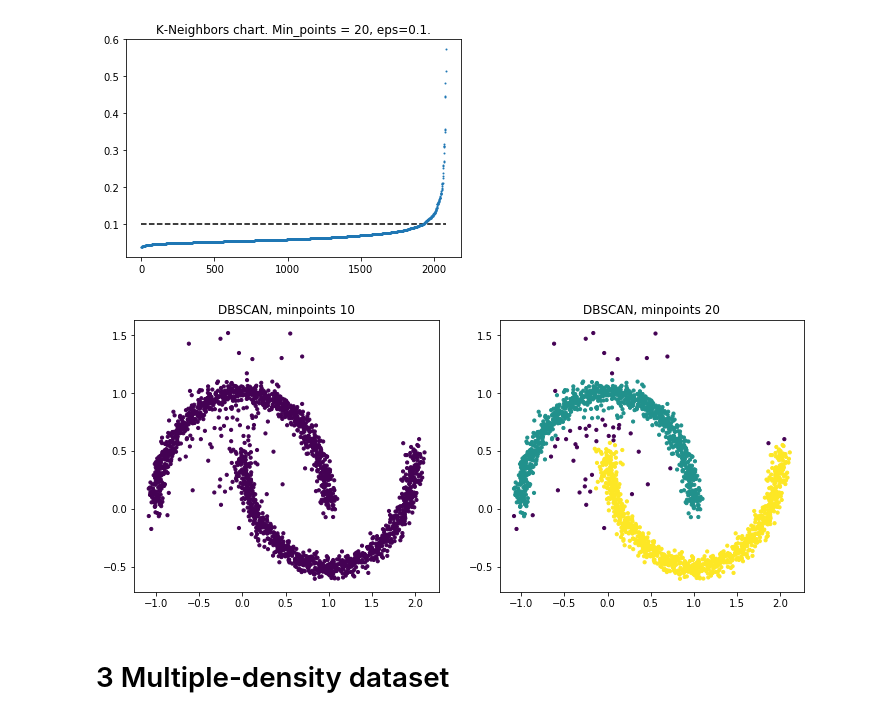
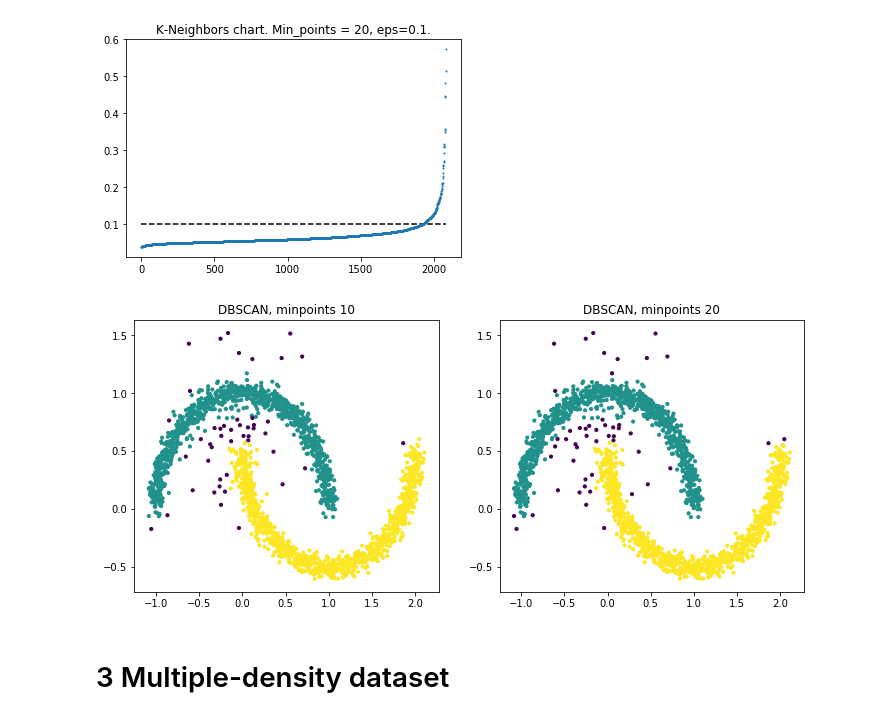
Before and after one commit to dbdmg/data-science-lab, a Jupyter notebook: exercises/3a-Scikitlearn-Clustering-Solution.ipynb, the cells around one changed output. Saved outputs shown, nothing was run; the diff lists cells and outputs as text; code cells hidden in the pictures.

```diff
--- a/exercises/3a-Scikitlearn-Clustering-Solution.ipynb
+++ b/exercises/3a-Scikitlearn-Clustering-Solution.ipynb
@@ -176,21 +176,21 @@ plot_neighbors(X_noise, 20, 0.1)
 [figure]
 # %%
 # Run clustering
-model_db10 = DBSCAN(eps = 0.8, min_samples=10)
+model_db10 = DBSCAN(eps = 0.09, min_samples=10)
 model_db20 = DBSCAN(eps = 0.1, min_samples=20)
 res_db10 = model_db10.fit_predict(X_noise)
 res_db20 = model_db20.fit_predict(X_noise)
 
 # Show results
 %matplotlib inline
 fig, ax = plt.subplots(1, 2, figsize=(12, 5))
 ax[0].set_title("DBSCAN, minpoints 10")
 ax[1].set_title("DBSCAN, minpoints 20")
 ax[0].scatter(X_noise[:,0], X_noise[:,1], s=10, c=res_db10)
 ax[1].scatter(X_noise[:,0], X_noise[:,1], s=10, c=res_db20)
 plt.show()
 # %% [output]
-[figure, old version]
+[figure, new version]
 # %% [markdown]
 # 3 Multiple-density dataset
 # %%
```
